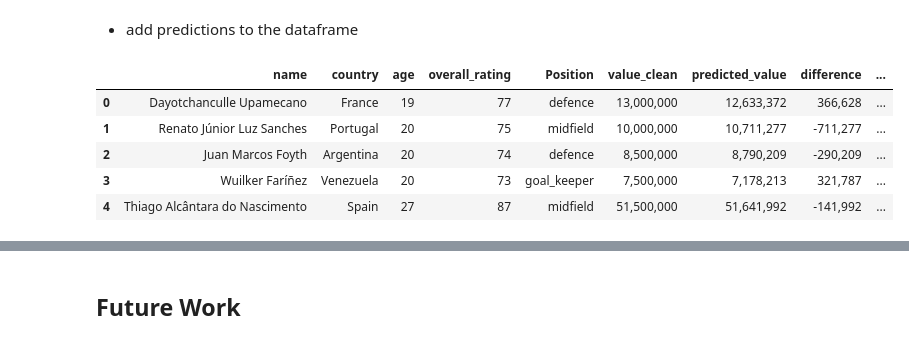
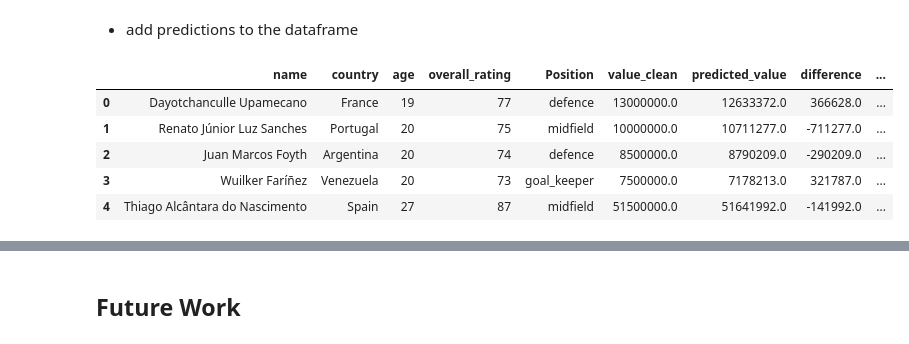
Before and after one commit to julian-west/sofifa-analysis, a Jupyter notebook: predicting player value.ipynb, the cells around one changed output, grey strips where cells are left out. Saved outputs shown, nothing was run; the diff lists cells and outputs as text; code cells hidden in the pictures.

```diff
--- a/predicting player value.ipynb
+++ b/predicting player value.ipynb
@@ -1333,17 +1340,17 @@ assert pred_analysis_df.isnull().sum().sum() == 0
 #make final predictions on reordered dataframe
 final_predictions = final_model.predict(full_data_features.sort_index())
 
+
 pred_analysis_df['predicted_value'] = np.exp(final_predictions)
 pred_analysis_df['difference'] = pred_analysis_df['value_clean']-pred_analysis_df['predicted_value']
-pred_analysis_df['abs_difference'] = abs(pred_analysis_df['difference'])
-pred_analysis_df['abs_difference_pct'] = abs((pred_analysis_df['difference']/pred_analysis_df['value_clean'])*100)
+pred_analysis_df['difference_pct'] = (pred_analysis_df['difference']/pred_analysis_df['value_clean'])*100
 # %%
-pd.options.display.float_format = '{:,.0f}'.format
+pred_analysis_df.float_format = '{:,.0f}'.format
 pred_analysis_df.head()
 # %% [output]
 |  | name | country | age | overall_rating | Position | value_clean | predicted_value | difference | ... |
-| 0 | Dayotchanculle Upamecano | France | 19 | 77 | defence | 13,000,000 | 12,633,372 | 366,628 | ... |
-| 1 | Renato Júnior Luz Sanches | Portugal | 20 | 75 | midfield | 10,000,000 | 10,711,277 | -711,277 | ... |
-| 2 | Juan Marcos Foyth | Argentina | 20 | 74 | defence | 8,500,000 | 8,790,209 | -290,209 | ... |
-| 3 | Wuilker Faríñez | Venezuela | 20 | 73 | goal_keeper | 7,500,000 | 7,178,213 | 321,787 | ... |
-| 4 | Thiago Alcântara do Nascimento | Spain | 27 | 87 | midfield | 51,500,000 | 51,641,992 | -141,992 | ... |
+| 0 | Dayotchanculle Upamecano | France | 19 | 77 | defence | 13000000.0 | 12633372.0 | 366628.0 | ... |
+| 1 | Renato Júnior Luz Sanches | Portugal | 20 | 75 | midfield | 10000000.0 | 10711277.0 | -711277.0 | ... |
+| 2 | Juan Marcos Foyth | Argentina | 20 | 74 | defence | 8500000.0 | 8790209.0 | -290209.0 | ... |
+| 3 | Wuilker Faríñez | Venezuela | 20 | 73 | goal_keeper | 7500000.0 | 7178213.0 | 321787.0 | ... |
+| 4 | Thiago Alcântara do Nascimento | Spain | 27 | 87 | midfield | 51500000.0 | 51641992.0 | -141992.0 | ... |
```
Also changed, not shown: parts of 46 cells of this notebook, 2 other files.
